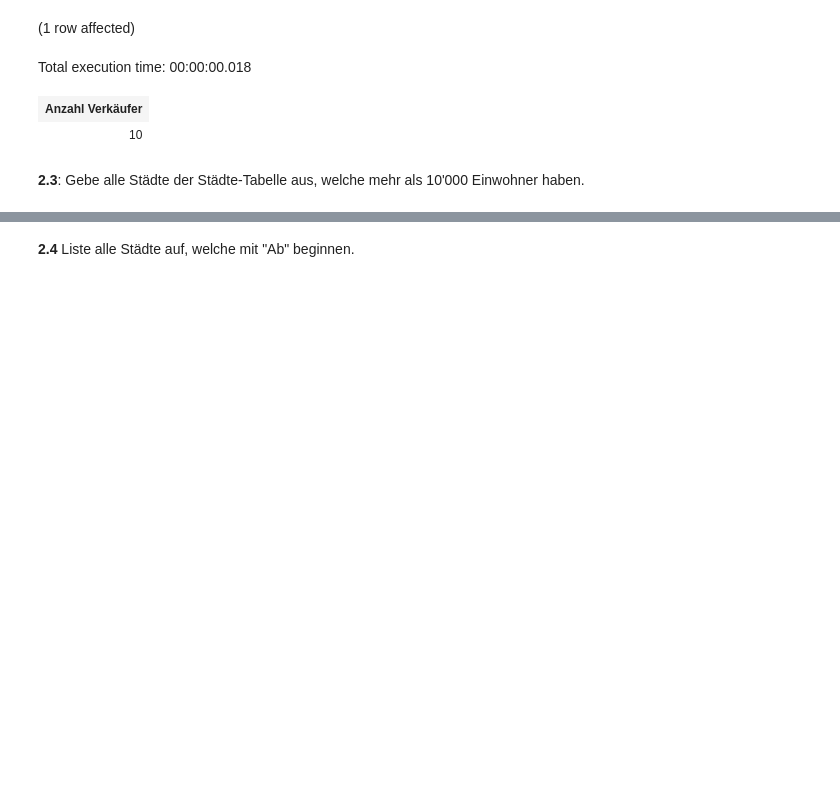
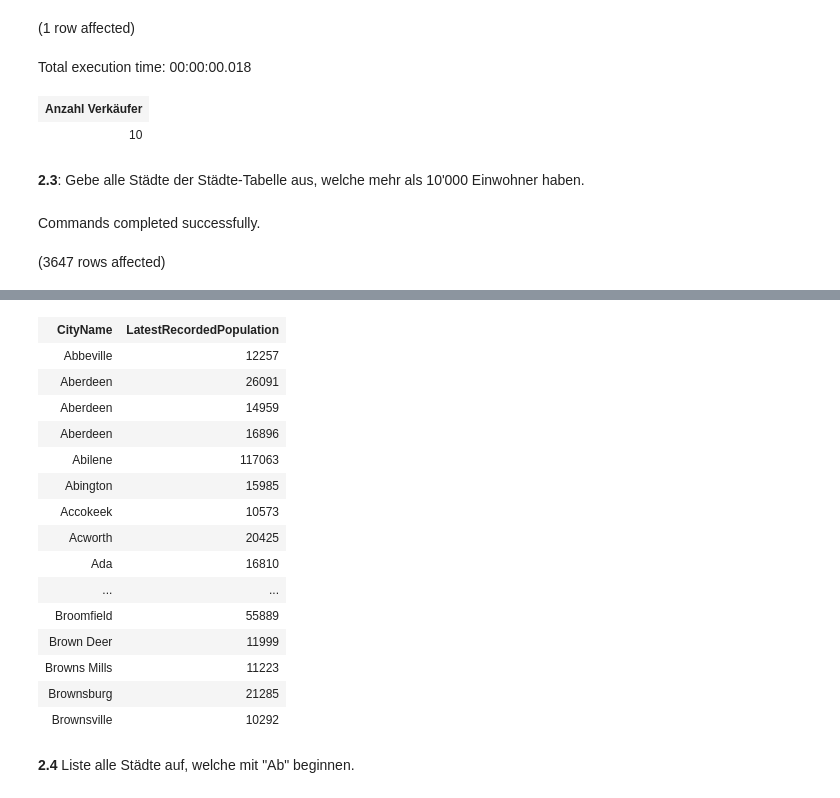
Before and after one commit to Matcha-Git/Demo_Hackathon_Fork, a Jupyter notebook: Tag_2/DQL/M106_Aufgaben_DQL.ipynb, the cells around one changed output, grey strips where cells are left out. Cells and saved outputs as stored; diff of their text form; code cells hidden in the pictures; blank space fills up the shorter version.

```diff
--- a/Tag_2/DQL/M106_Aufgaben_DQL.ipynb
+++ b/Tag_2/DQL/M106_Aufgaben_DQL.ipynb
@@ -86,3 +91,11 @@ Total execution time: 00:00:00.018
 | 10 |
 # %% [markdown]
 **2.3**: Gebe alle Städte der Städte-Tabelle aus, welche mehr als 10'000 Einwohner haben.
+# %%
+USE WideWorldImporters;
+GO
+
+SELECT CityName, LatestRecordedPopulation FROM Application.Cities WHERE LatestRecordedPopulation > 10000;
+# %% [output]
+Commands completed successfully.
+(3647 rows affected)
@@ -89,2 +103,18 @@ Total execution time: 00:00:00.018
+| CityName | LatestRecordedPopulation |
+| Abbeville | 12257 |
+| Aberdeen | 26091 |
+| Aberdeen | 14959 |
+| Aberdeen | 16896 |
+| Abilene | 117063 |
+| Abington | 15985 |
+| Accokeek | 10573 |
+| Acworth | 20425 |
+| Ada | 16810 |
+| ... | ... |
+| Broomfield | 55889 |
+| Brown Deer | 11999 |
+| Browns Mills | 11223 |
+| Brownsburg | 21285 |
+| Brownsville | 10292 |
 # %% [markdown]
 **2.4** Liste alle Städte auf, welche mit "Ab" beginnen.
```
Also changed, not shown: parts of 4 cells of this notebook, 2 other files.
